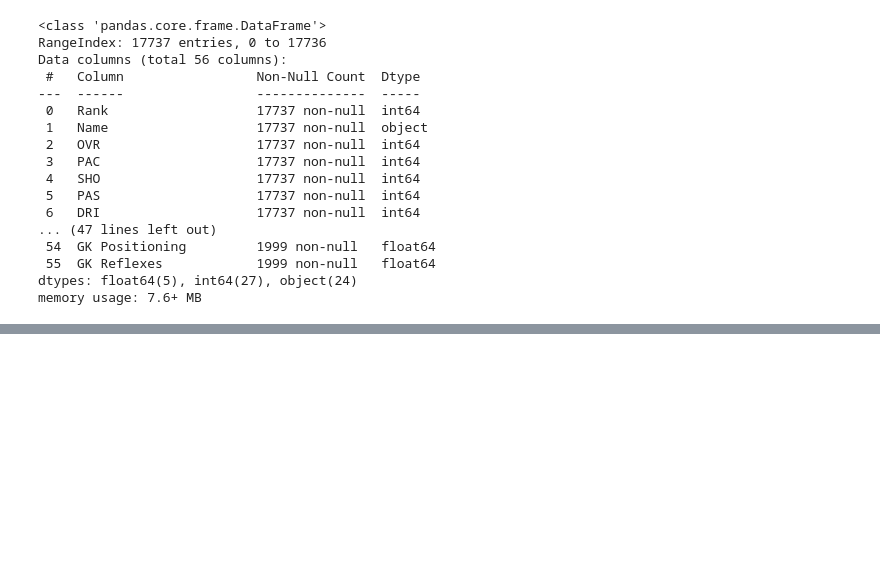
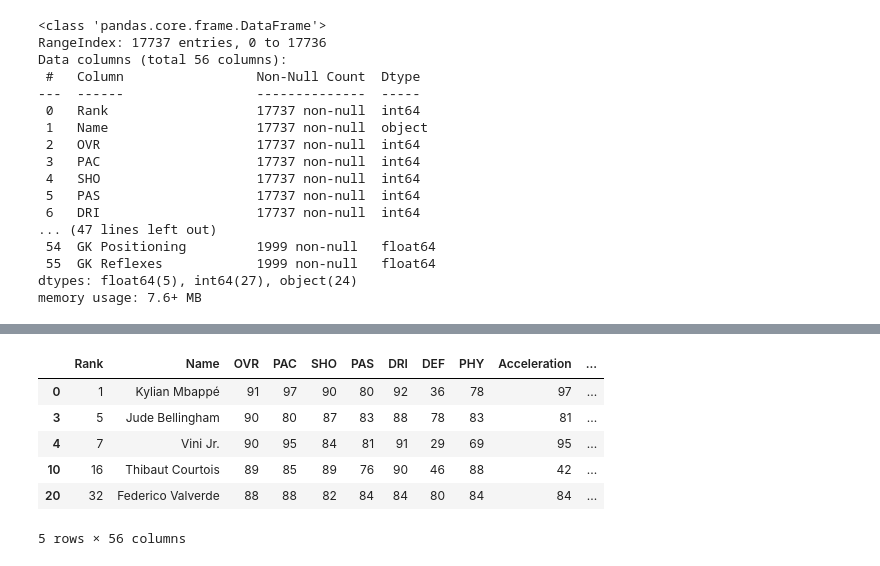
Before and after one commit to Szafranerio/Data-Science-Projects, a Jupyter notebook: FC2025_Player_Analysis.ipynb, the cells around one changed output, grey strips where cells are left out. Saved outputs shown, nothing was run; the diff lists cells and outputs as text; code cells hidden in the pictures; blank space fills up the shorter version.

```diff
--- a/FC2025_Player_Analysis.ipynb
+++ b/FC2025_Player_Analysis.ipynb
@@ -116,0 +146,11 @@ memory usage: 7.6+ MB
+# %%
+real = teams.get_group('Real Madrid')
+real.head()
+# %% [output]
+|  | Rank | Name | OVR | PAC | SHO | PAS | DRI | DEF | PHY | Acceleration | ... |
+| 0 | 1 | Kylian Mbappé | 91 | 97 | 90 | 80 | 92 | 36 | 78 | 97 | ... |
+| 3 | 5 | Jude Bellingham | 90 | 80 | 87 | 83 | 88 | 78 | 83 | 81 | ... |
+| 4 | 7 | Vini Jr. | 90 | 95 | 84 | 81 | 91 | 29 | 69 | 95 | ... |
+| 10 | 16 | Thibaut Courtois | 89 | 85 | 89 | 76 | 90 | 46 | 88 | 42 | ... |
+| 20 | 32 | Federico Valverde | 88 | 88 | 82 | 84 | 84 | 80 | 84 | 84 | ... |
+5 rows × 56 columns
```
Also changed, not shown: parts of 10 cells of this notebook.
